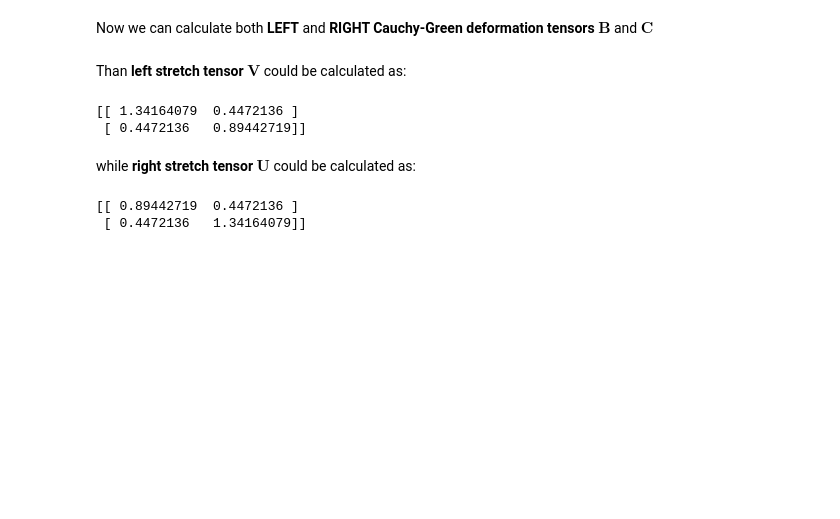
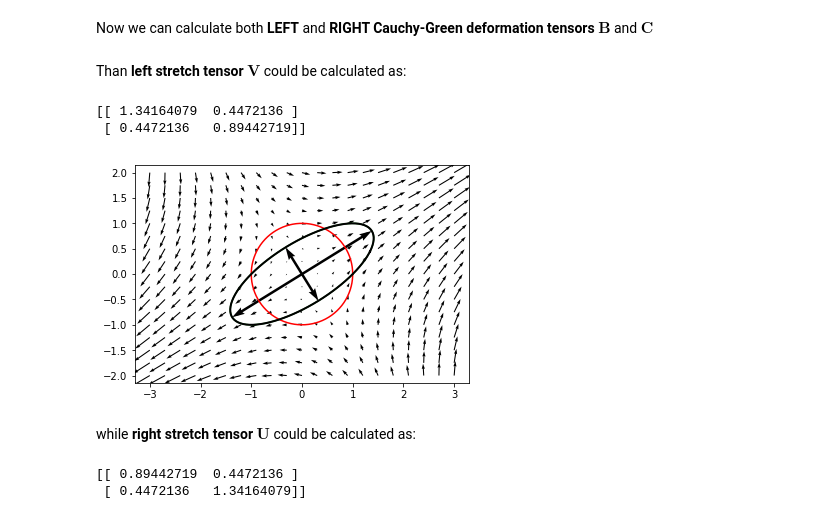
Before and after one commit to ondrolexa/sg2, a Jupyter notebook: 11_Strain_ellipse.ipynb, the cells around one changed output. Cells and saved outputs as stored; diff of their text form; code cells hidden in the pictures; blank space fills up the shorter version.

```diff
--- a/11_Strain_ellipse.ipynb
+++ b/11_Strain_ellipse.ipynb
@@ -32,10 +31,13 @@ C = dot(F.T, F)
 # %% [markdown]
 Than **left stretch tensor** $\boldsymbol{V}$ could be calculated as:
 # %%
-print(la.sqrtm(B))
+V = la.sqrtm(B)
+print(V)
+def_show(V)
 # %% [output]
 [[ 1.34164079  0.4472136 ]
  [ 0.4472136   0.89442719]]
+[figure, added]
 # %% [markdown]
 while **right stretch tensor** $\boldsymbol{U}$ could be calculated as:
 # %%
```
Also changed, not shown: parts of 19 cells of this notebook, 1 other file.
